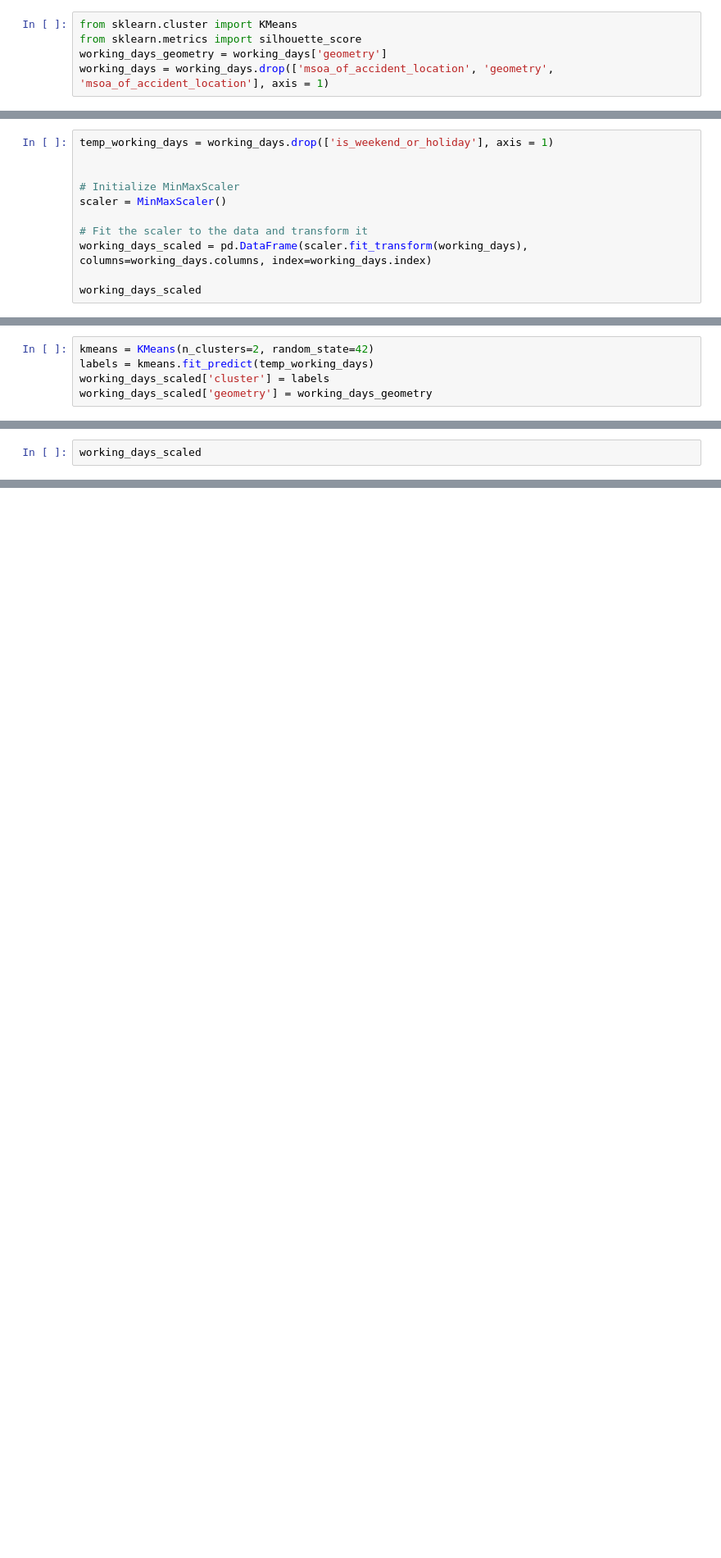
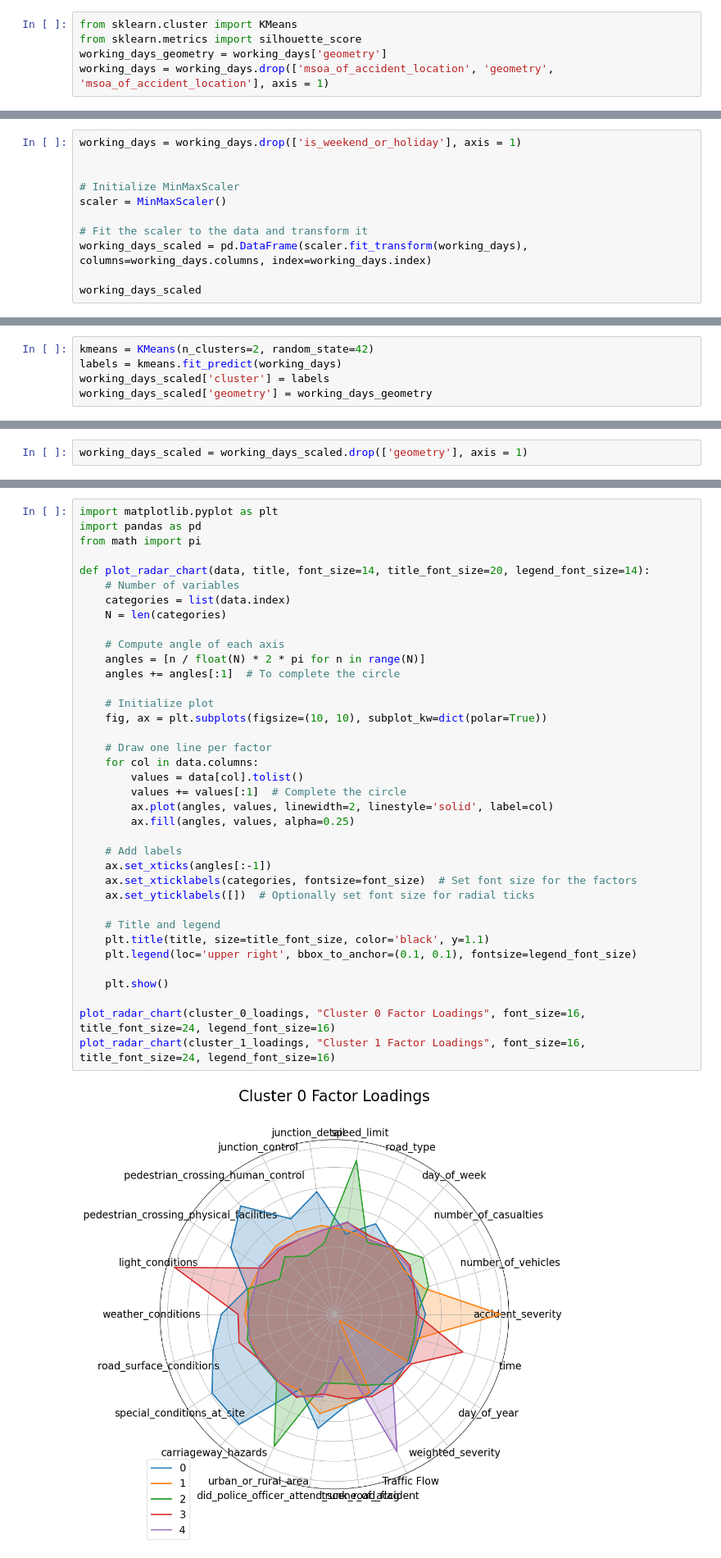
Before and after one commit to JinyaoLiu/Dissertation, a Jupyter notebook: Clustering.ipynb, the cells around one changed output, grey strips where cells are left out. Shown at 82% size. Cells and saved outputs as stored; diff of their text form; blank space fills up the shorter version.

```diff
--- a/Clustering.ipynb
+++ b/Clustering.ipynb
@@ -456,7 +456,7 @@ K-Means Silhouette Scores: {2: 0.5660839238955107, 3: 0.4636403851286704, 4: 0.4
 12            5       3           18620   24.405269
 13            5       4            2560    3.355397
 # %%
-temp_working_days = working_days.drop(['is_weekend_or_holiday'], axis = 1)
+working_days = working_days.drop(['is_weekend_or_holiday'], axis = 1)
 
 
 # Initialize MinMaxScaler
@@ -483,5 +483,5 @@ working_days_scaled
 # %%
 kmeans = KMeans(n_clusters=2, random_state=42)
-labels = kmeans.fit_predict(temp_working_days)
+labels = kmeans.fit_predict(working_days)
 working_days_scaled['cluster'] = labels
 working_days_scaled['geometry'] = working_days_geometry
@@ -534,4 +512,4 @@ plt.show()
 # %% [output]
 [figure]
 # %%
-working_days_scaled
+working_days_scaled = working_days_scaled.drop(['geometry'], axis = 1)
@@ -708,0 +627,39 @@ plot_radar_chart(contributions_df, "Factor Contributions by Cluster")
+# %%
+import matplotlib.pyplot as plt
+import pandas as pd
+from math import pi
+
+def plot_radar_chart(data, title, font_size=14, title_font_size=20, legend_font_size=14):
+    # Number of variables
+    categories = list(data.index)
+    N = len(categories)
+
+    # Compute angle of each axis
+    angles = [n / float(N) * 2 * pi for n in range(N)]
+    angles += angles[:1]  # To complete the circle
+
+    # Initialize plot
+    fig, ax = plt.subplots(figsize=(10, 10), subplot_kw=dict(polar=True))
+
+    # Draw one line per factor
+    for col in data.columns:
+        values = data[col].tolist()
+        values += values[:1]  # Complete the circle
+        ax.plot(angles, values, linewidth=2, linestyle='solid', label=col)
+        ax.fill(angles, values, alpha=0.25)
+
+    # Add labels
+    ax.set_xticks(angles[:-1])
+    ax.set_xticklabels(categories, fontsize=font_size)  # Set font size for the factors
+    ax.set_yticklabels([])  # Optionally set font size for radial ticks
+
+    # Title and legend
+    plt.title(title, size=title_font_size, color='black', y=1.1)
+    plt.legend(loc='upper right', bbox_to_anchor=(0.1, 0.1), fontsize=legend_font_size)
+
+    plt.show()
+
+plot_radar_chart(cluster_0_loadings, "Cluster 0 Factor Loadings", font_size=16, title_font_size=24, legend_font_size=16)
+plot_radar_chart(cluster_1_loadings, "Cluster 1 Factor Loadings", font_size=16, title_font_size=24, legend_font_size=16)
+# %% [output]
+[figure, added]
```
Also changed, not shown: parts of 17 cells of this notebook.
